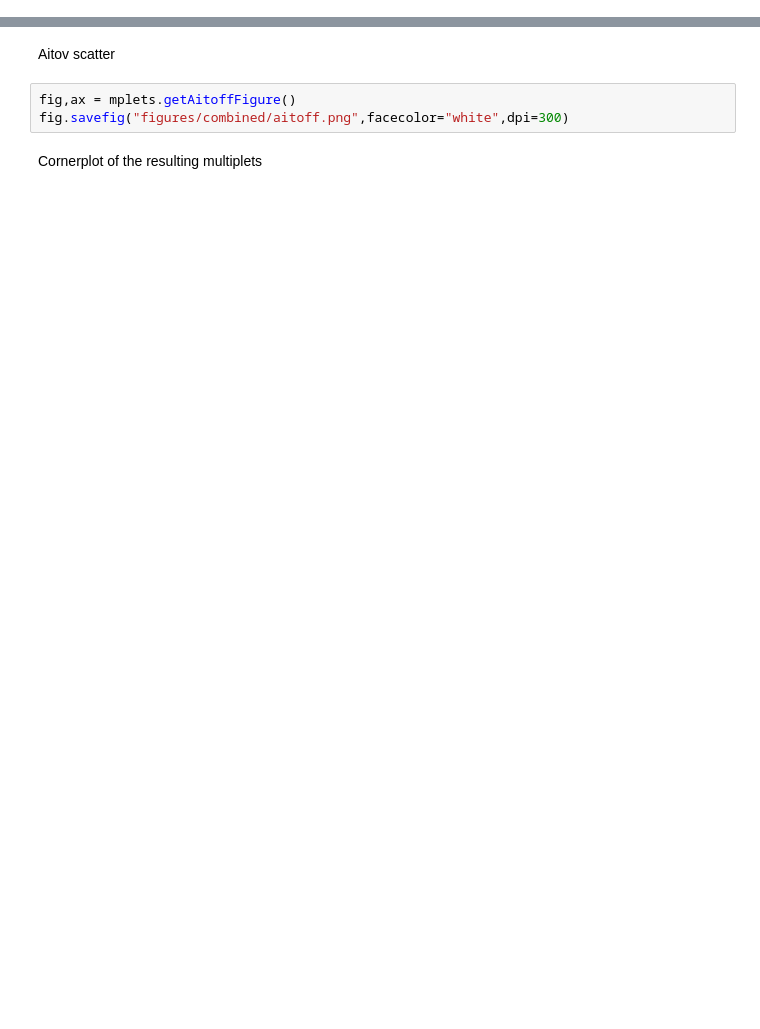
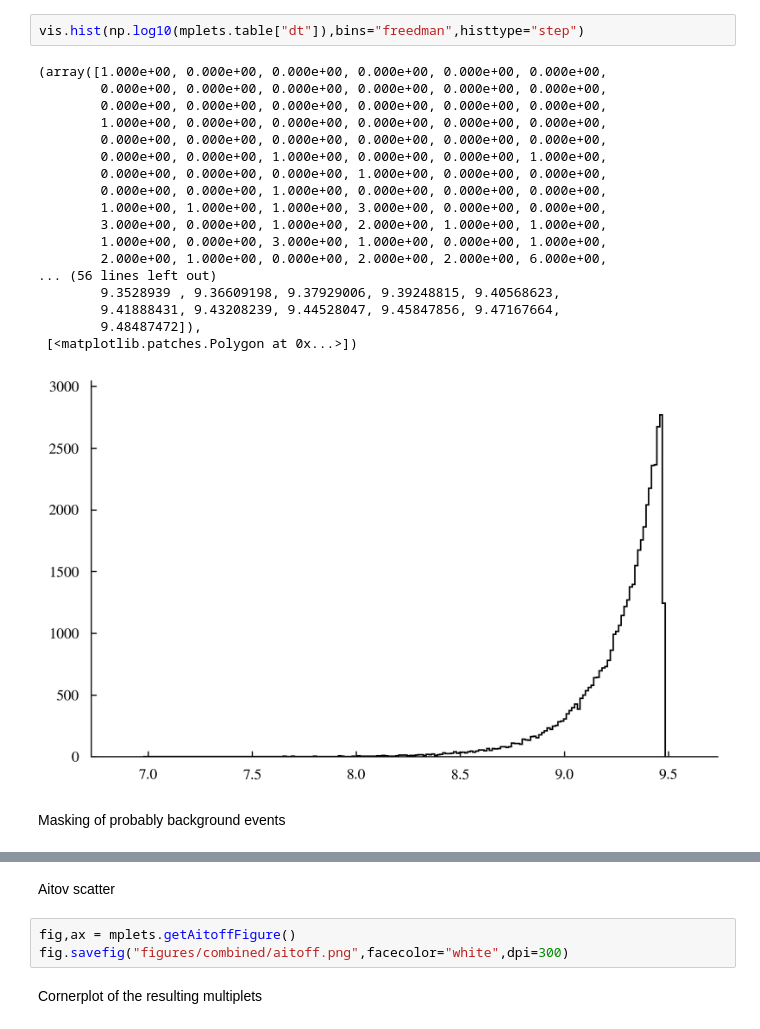
Before and after one commit to annanayjaitly/gamma_transients, a Jupyter notebook: testing/read_scanner_results.ipynb, the cells around one changed output, grey strips where cells are left out. Saved outputs shown, nothing was run; the diff lists cells and outputs as text; blank space fills up the shorter version.

```diff
--- a/testing/read_scanner_results.ipynb
+++ b/testing/read_scanner_results.ipynb
@@ -32,3 +32,26 @@ for j in unicorns:
 
 mplets = mplet_list[0]
 mplets.appendMultiplets(*mplet_list[1:])
+# %%
+vis.hist(np.log10(mplets.table["dt"]),bins="freedman",histtype="step")
+# %% [output]
+(array([1.000e+00, 0.000e+00, 0.000e+00, 0.000e+00, 0.000e+00, 0.000e+00,
+        0.000e+00, 0.000e+00, 0.000e+00, 0.000e+00, 0.000e+00, 0.000e+00,
+        0.000e+00, 0.000e+00, 0.000e+00, 0.000e+00, 0.000e+00, 0.000e+00,
+        1.000e+00, 0.000e+00, 0.000e+00, 0.000e+00, 0.000e+00, 0.000e+00,
+        0.000e+00, 0.000e+00, 0.000e+00, 0.000e+00, 0.000e+00, 0.000e+00,
+        0.000e+00, 0.000e+00, 1.000e+00, 0.000e+00, 0.000e+00, 1.000e+00,
+        0.000e+00, 0.000e+00, 0.000e+00, 1.000e+00, 0.000e+00, 0.000e+00,
+        0.000e+00, 0.000e+00, 1.000e+00, 0.000e+00, 0.000e+00, 0.000e+00,
+        1.000e+00, 1.000e+00, 1.000e+00, 3.000e+00, 0.000e+00, 0.000e+00,
+        3.000e+00, 0.000e+00, 1.000e+00, 2.000e+00, 1.000e+00, 1.000e+00,
+        1.000e+00, 0.000e+00, 3.000e+00, 1.000e+00, 0.000e+00, 1.000e+00,
+        2.000e+00, 1.000e+00, 0.000e+00, 2.000e+00, 2.000e+00, 6.000e+00,
+... (56 lines left out)
+        9.3528939 , 9.36609198, 9.37929006, 9.39248815, 9.40568623,
+        9.41888431, 9.43208239, 9.44528047, 9.45847856, 9.47167664,
+        9.48487472]),
+ [<matplotlib.patches.Polygon at 0x...>])
+[figure, added]
+# %% [markdown]
+Masking of probably background events
```
Also changed, not shown: parts of 18 cells of this notebook, 4 other files.
